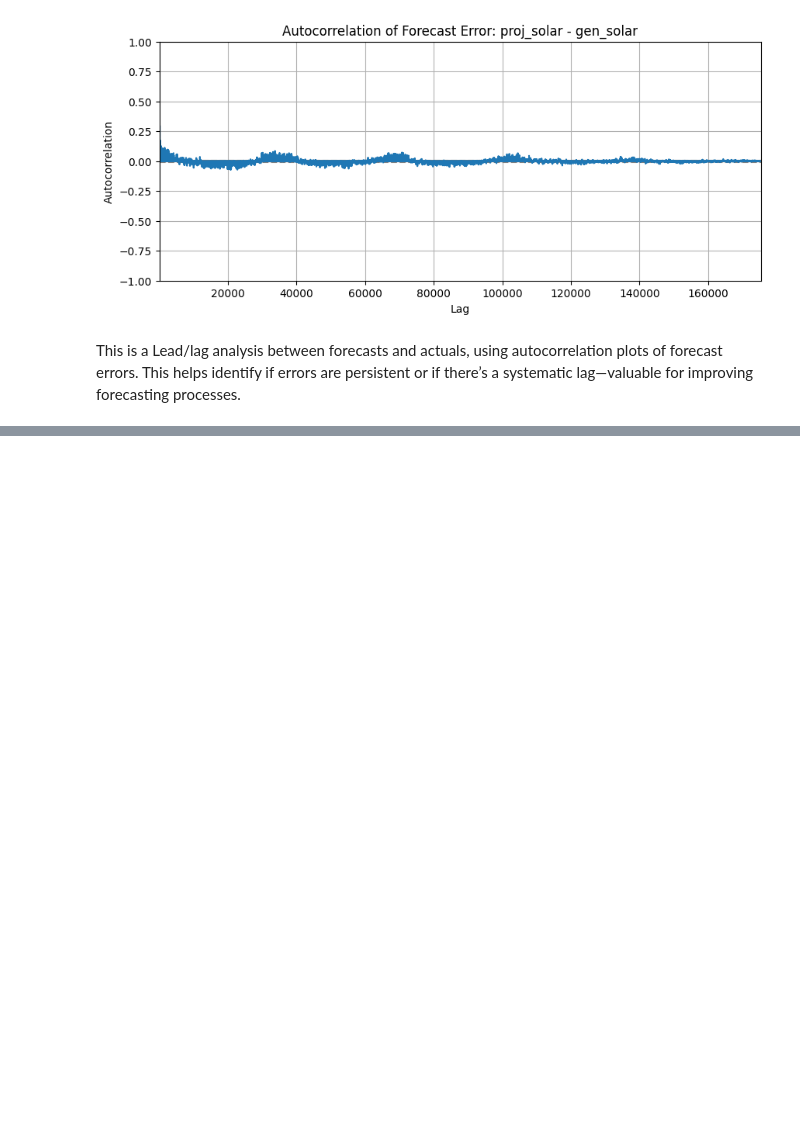
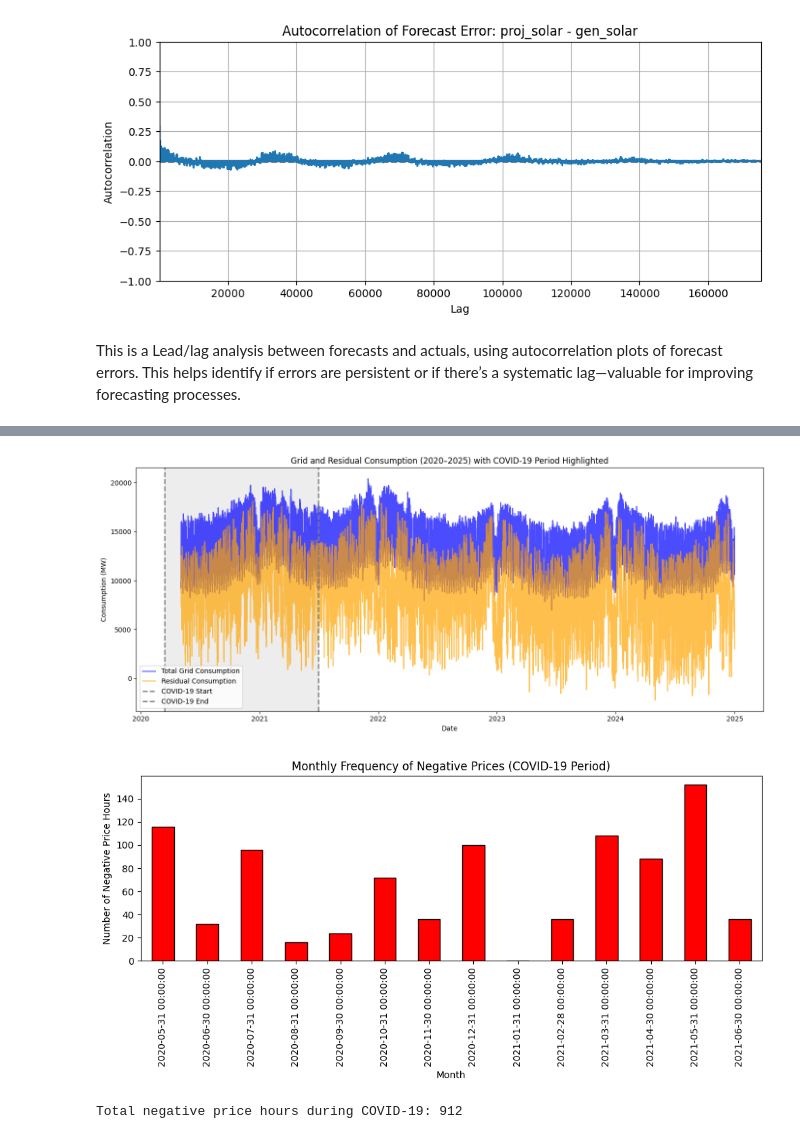
Before and after one commit to Matshiselan/End-to-End-SMARD-Forecasting-and-Dispatch-Optimization-Platform, a Jupyter notebook: notebooks/eda.ipynb, the cells around one changed output, grey strips where cells are left out. Cells and saved outputs as stored; diff of their text form; code cells hidden in the pictures; blank space fills up the shorter version.

```diff
--- a/notebooks/eda.ipynb
+++ b/notebooks/eda.ipynb
@@ -250,0 +481,46 @@ This is a Lead/lag analysis between forecasts and actuals, using autocorrelation
+# %%
+# --- Phase 1: COVID-19 Anomalies (2020–2021) ---
+# Plot all data from 2020-2025, highlight COVID-19 period
+# Define COVID-19 start and end dates (ensure timezone-naive)
+covid_start = pd.Timestamp('2020-03-15').tz_localize(None)
+covid_end = pd.Timestamp('2021-06-30').tz_localize(None)
+plot_start = pd.Timestamp('2020-01-01').tz_localize(None)
+plot_end = pd.Timestamp('2025-01-01').tz_localize(None)
+# Ensure index is timezone-naive
+df_plot = df.copy()
+if hasattr(df_plot.index, 'tz') and df_plot.index.tz is not None:
+    df_plot.index = df_plot.index.tz_localize(None)
+# Filter for plotting range
+df_plot = df_plot.loc[(df_plot.index >= plot_start) & (df_plot.index < plot_end)]
+# Plot total and residual consumption
+plt.figure(figsize=(14, 6))
+plt.plot(df_plot.index, df_plot['cons_total_grid'], label='Total Grid Consumption', color='blue', alpha=0.7)
+if 'cons_residual' in df_plot.columns:
+    plt.plot(df_plot.index, df_plot['cons_residual'], label='Residual Consumption', color='orange', alpha=0.7)
+# Add vertical lines for COVID-19 start and end
+plt.axvline(covid_start, color='grey', linestyle='--', linewidth=2, label='COVID-19 Start')
+plt.axvline(covid_end, color='grey', linestyle='--', linewidth=2, label='COVID-19 End')
+# Add light grey background for COVID-19 period
+plt.axvspan(covid_start, covid_end, color='lightgrey', alpha=0.4, zorder=0)
+plt.title('Grid and Residual Consumption (2020–2025) with COVID-19 Period Highlighted')
+plt.ylabel('Consumption (MW)')
+plt.xlabel('Date')
+plt.legend()
+plt.tight_layout()
+plt.show()
+# 2. Frequency of negative prices during low demand/high renewables (keep original logic, but for COVID period)
+df_covid = df_plot.loc[(df_plot.index >= covid_start) & (df_plot.index <= covid_end)]
+negative_prices_covid = df_covid[df_covid['price_de_lu'] < 0]
+neg_price_freq = negative_prices_covid.resample('ME').size()  # Use 'ME' for month end
+plt.figure(figsize=(10, 5))
+neg_price_freq.plot(kind='bar', color='red', edgecolor='black')
+plt.title('Monthly Frequency of Negative Prices (COVID-19 Period)')
+plt.ylabel('Number of Negative Price Hours')
+plt.xlabel('Month')
+plt.tight_layout()
+plt.show()
+print(f"Total negative price hours during COVID-19: {len(negative_prices_covid)}")
+# %% [output]
+[figure, added]
+[figure, added]
+Total negative price hours during COVID-19: 912
```
Also changed, not shown: parts of 14 cells of this notebook.
